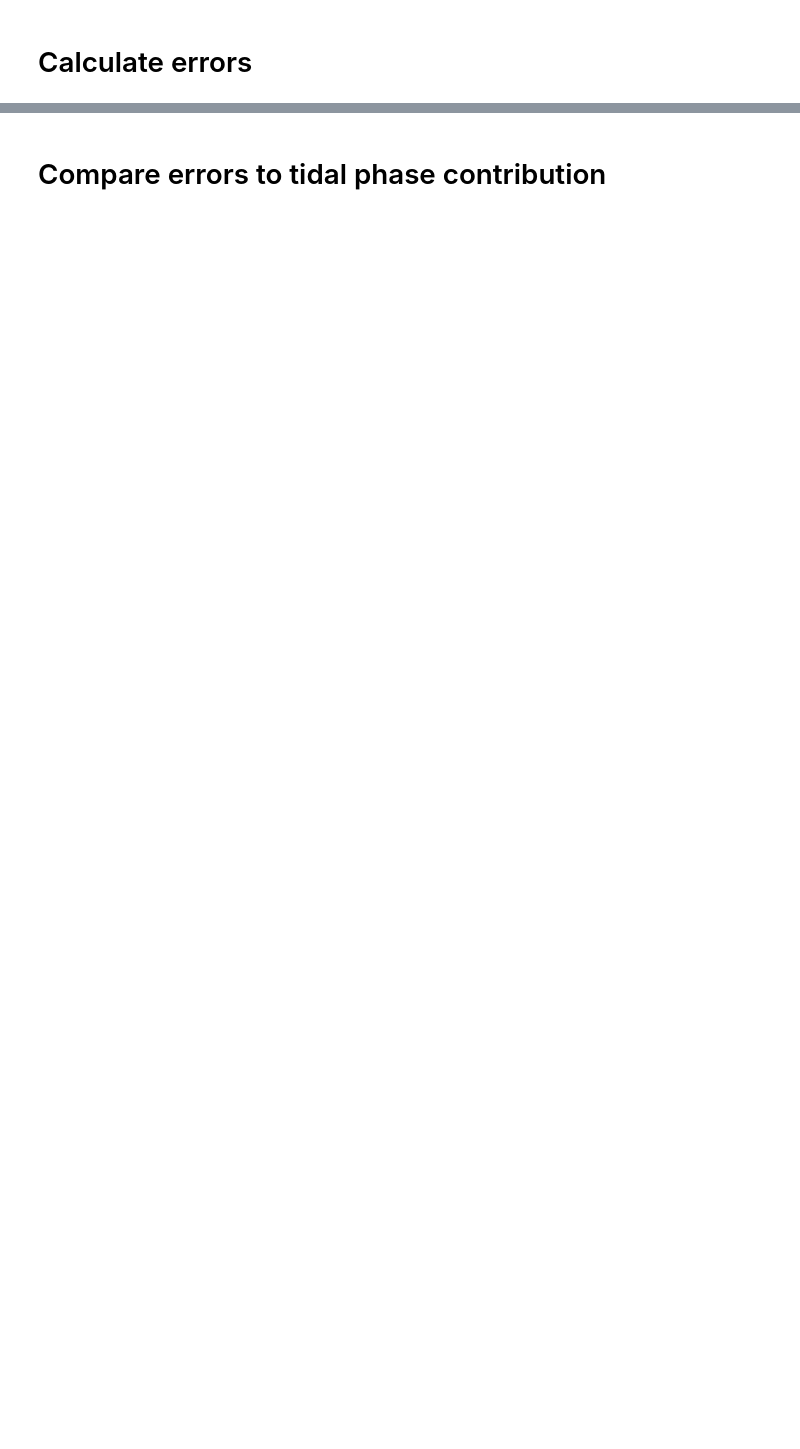
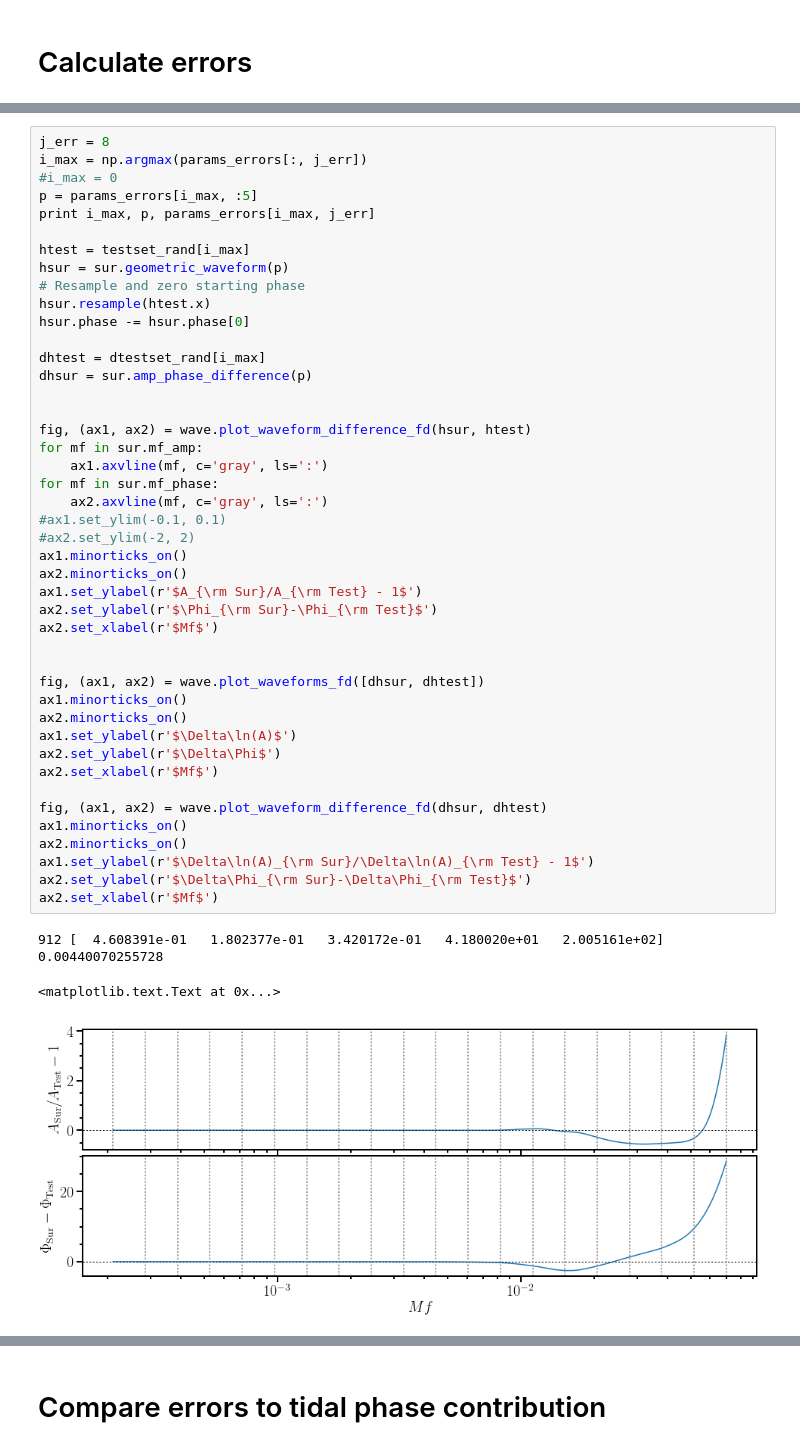
Before and after one commit to benjaminlackey/gpsurrogate, a Jupyter notebook: notebooks/EOB/MismatchAmpPhaseErrors.ipynb, the cells around one changed output, grey strips where cells are left out. Drawn from its saved outputs; the diff is of its cells as text; blank space fills up the shorter version.

```diff
--- a/notebooks/EOB/MismatchAmpPhaseErrors.ipynb
+++ b/notebooks/EOB/MismatchAmpPhaseErrors.ipynb
@@ -380,0 +469,48 @@ fig, ax = diagnostics.error_2d_triangle_plot(params, error, labels, threshold=No
+# %%
+j_err = 8
+i_max = np.argmax(params_errors[:, j_err])
+#i_max = 0
+p = params_errors[i_max, :5]
+print i_max, p, params_errors[i_max, j_err]
+
+htest = testset_rand[i_max]
+hsur = sur.geometric_waveform(p)
+# Resample and zero starting phase
+hsur.resample(htest.x)
+hsur.phase -= hsur.phase[0]
+
+dhtest = dtestset_rand[i_max]
+dhsur = sur.amp_phase_difference(p)
+
+
+fig, (ax1, ax2) = wave.plot_waveform_difference_fd(hsur, htest)
+for mf in sur.mf_amp:
+    ax1.axvline(mf, c='gray', ls=':')
+for mf in sur.mf_phase:
+    ax2.axvline(mf, c='gray', ls=':')
+#ax1.set_ylim(-0.1, 0.1)
+#ax2.set_ylim(-2, 2)
+ax1.minorticks_on()
+ax2.minorticks_on()
+ax1.set_ylabel(r'$A_{\rm Sur}/A_{\rm Test} - 1$')
+ax2.set_ylabel(r'$\Phi_{\rm Sur}-\Phi_{\rm Test}$')
+ax2.set_xlabel(r'$Mf$')
+
+
+fig, (ax1, ax2) = wave.plot_waveforms_fd([dhsur, dhtest])
+ax1.minorticks_on()
+ax2.minorticks_on()
+ax1.set_ylabel(r'$\Delta\ln(A)$')
+ax2.set_ylabel(r'$\Delta\Phi$')
+ax2.set_xlabel(r'$Mf$')
+
+fig, (ax1, ax2) = wave.plot_waveform_difference_fd(dhsur, dhtest)
+ax1.minorticks_on()
+ax2.minorticks_on()
+ax1.set_ylabel(r'$\Delta\ln(A)_{\rm Sur}/\Delta\ln(A)_{\rm Test} - 1$')
+ax2.set_ylabel(r'$\Delta\Phi_{\rm Sur}-\Delta\Phi_{\rm Test}$')
+ax2.set_xlabel(r'$Mf$')
+# %% [output]
+912 [  4.608391e-01   1.802377e-01   3.420172e-01   4.180020e+01   2.005161e+02] 0.00440070255728
+<matplotlib.text.Text at 0x...>
+[figure, added]
```
Also changed, not shown: parts of 15 cells of this notebook, 14 other files.
